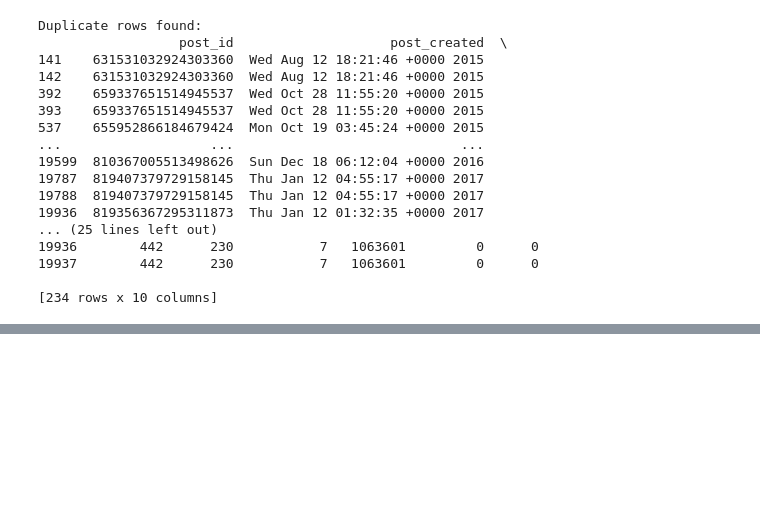
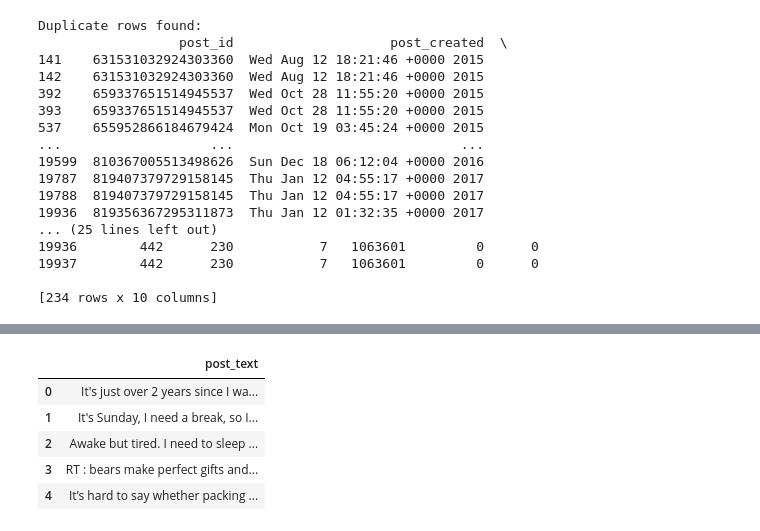
Before and after one commit to thunder121x/Social-Media-Emotion-Analysis-Framework, a Jupyter notebook: main.ipynb, the cells around one changed output, grey strips where cells are left out. Saved outputs shown, nothing was run; the diff lists cells and outputs as text; code cells hidden in the pictures; blank space fills up the shorter version.

```diff
--- a/main.ipynb
+++ b/main.ipynb
@@ -77,0 +160,17 @@ Duplicate rows found:
+# %%
+# (Optional) If you want to also REMOVE hashtags from the post_text:
+def remove_hashtags(text):
+    return re.sub(r'#\w+', '', text)
+
+# Uncomment below line if you want to remove hashtags from the post_text
+df_cleaned['post_text'] = df_cleaned['post_text'].apply(lambda x: remove_hashtags(x))
+
+# View the result
+df_cleaned[['post_text', 'URLs', 'Mentions', 'Hashtags']].head()
+# %% [output]
+|  | post_text |
+| 0 | It's just over 2 years since I wa... |
+| 1 | It's Sunday, I need a break, so I... |
+| 2 | Awake but tired. I need to sleep ... |
+| 3 | RT : bears make perfect gifts and... |
+| 4 | It’s hard to say whether packing ... |
```
Also changed, not shown: parts of 9 cells of this notebook, 1 other file.
